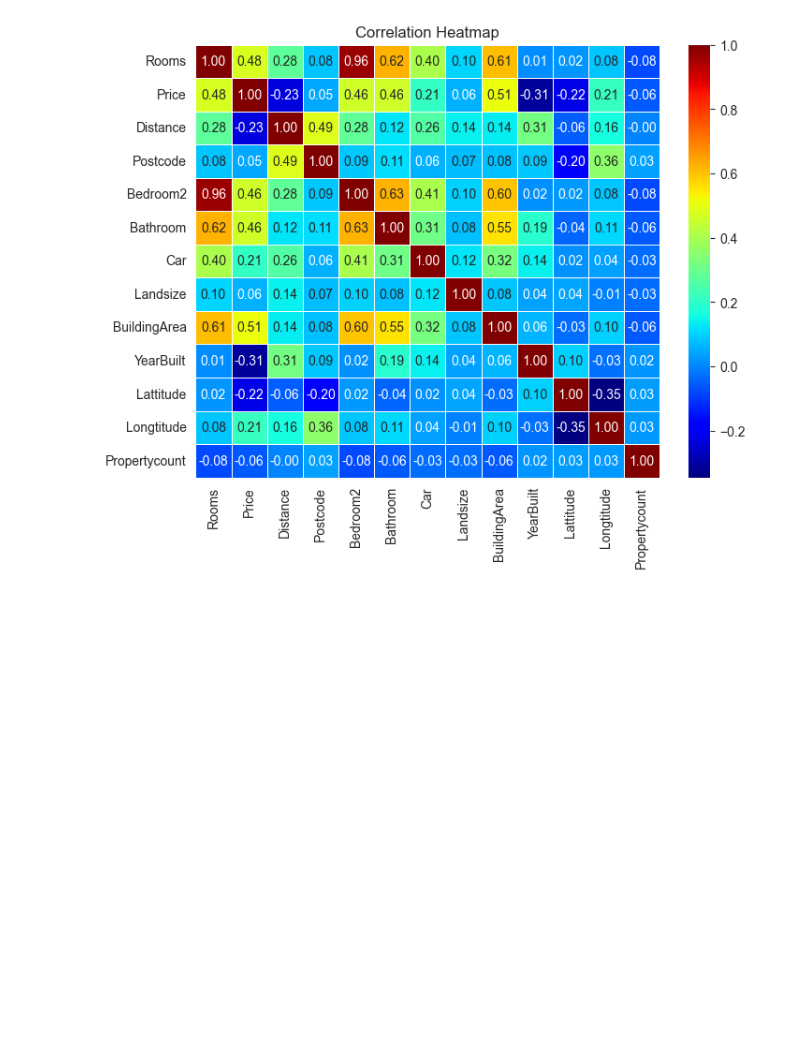
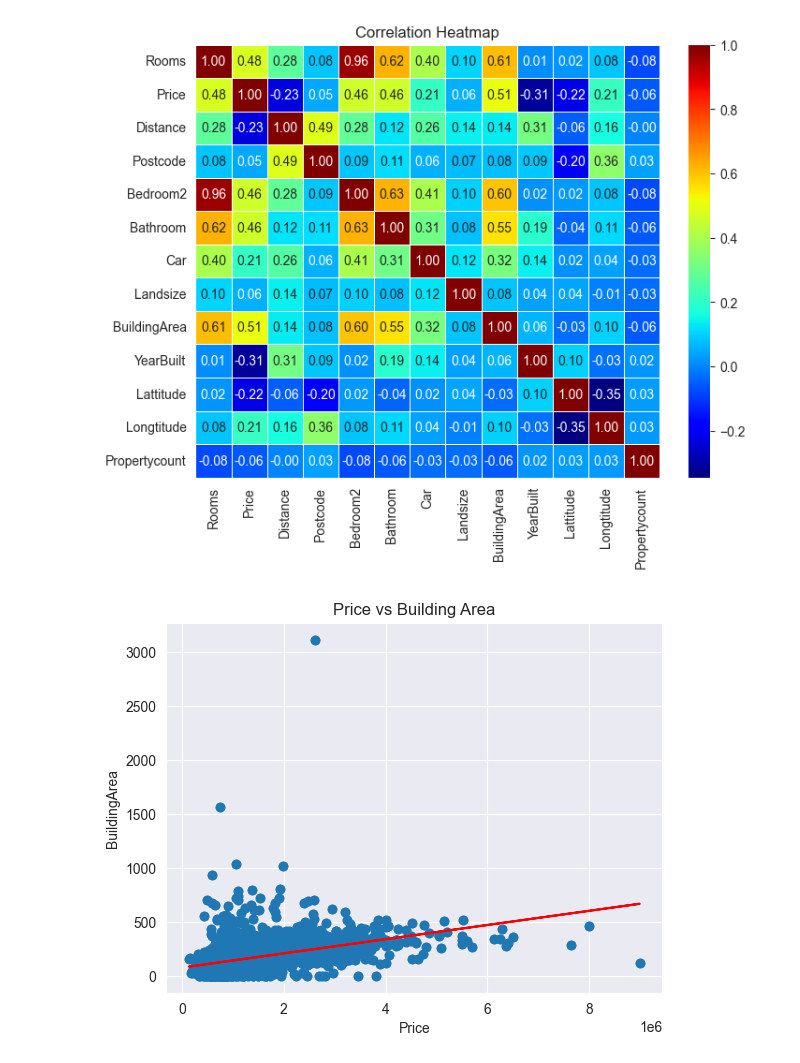
Before and after one commit to italotrt/CS4287-Neural-Computing-Project-1, a Jupyter notebook: CS4287-Prj1-21326312-21332967.ipynb, the cells around one changed output. Drawn from its saved outputs; the diff is of its cells as text; code cells hidden in the pictures; blank space fills up the shorter version.

Commit message:
Graph plot between Price and Building Area

```diff
--- a/CS4287-Prj1-21326312-21332967.ipynb
+++ b/CS4287-Prj1-21326312-21332967.ipynb
@@ -37,3 +44,18 @@ plt.title('Correlation Heatmap')
 plt.show()
 # %% [output]
 [figure]
+# %%
+# Draw graph of correlation between Price and Building Area
+price = housing_data['Price'].values.reshape(-1,1)
+building_area = housing_data['BuildingArea'].values.reshape(-1,1)
+
+reg = LinearRegression().fit(price, building_area)
+
+plt.plot(housing_data.Price, housing_data.BuildingArea, 'o')
+plt.plot(housing_data.Price, reg.predict(price), 'r')
+plt.xlabel('Price')
+plt.ylabel('BuildingArea')
+plt.title('Price vs Building Area')
+plt.show()
+# %% [output]
+[figure, added]
```
Also changed, not shown: parts of 4 cells of this notebook.
